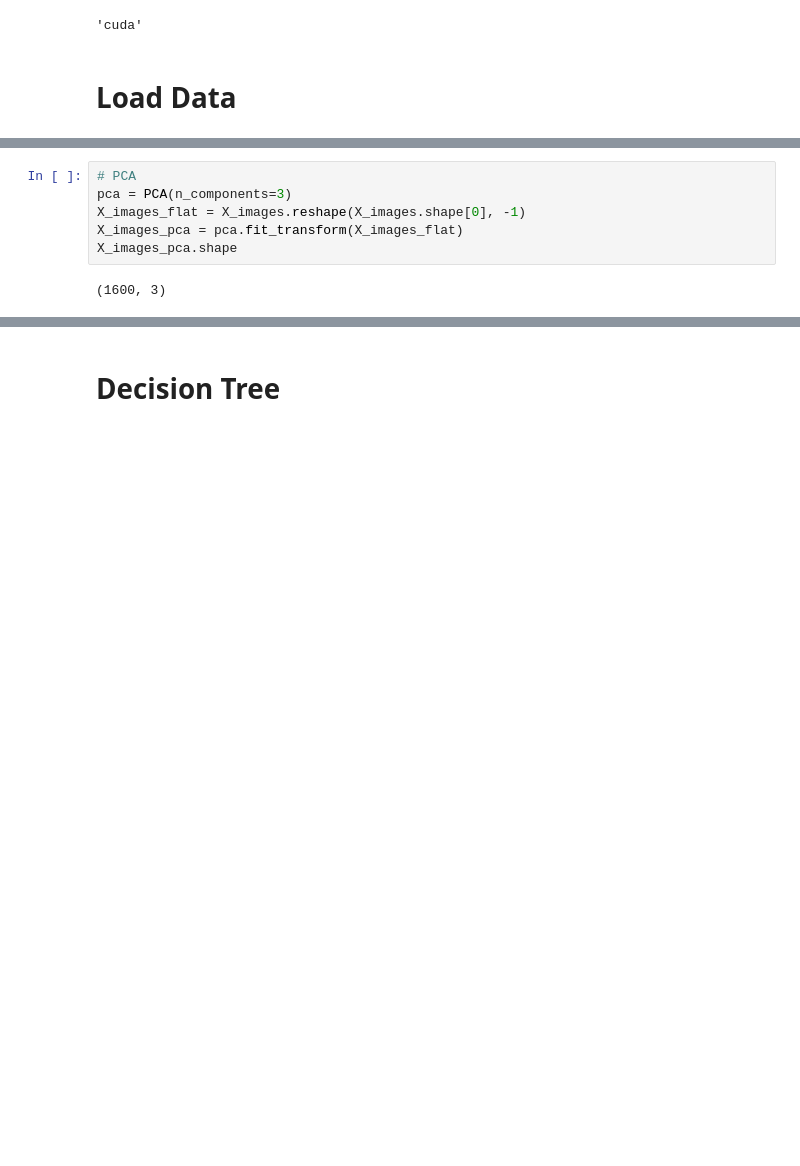
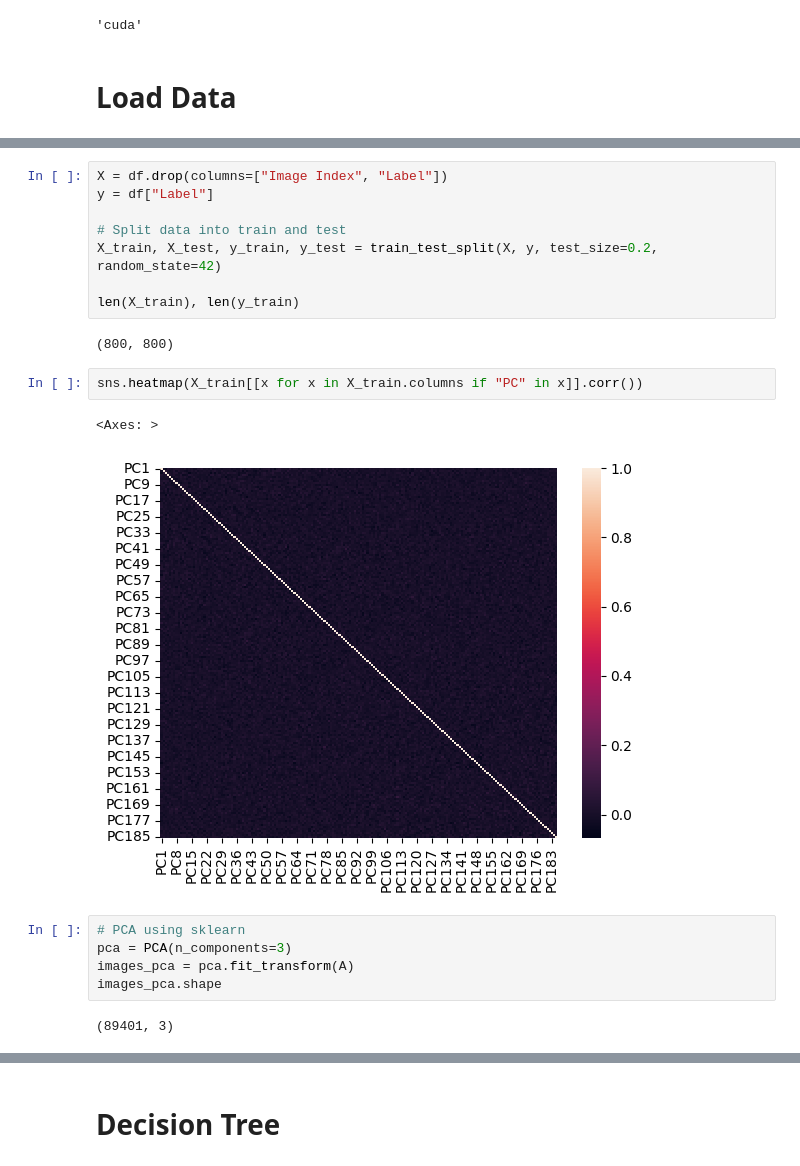
Before and after one commit to Riley94/covid_analysis, a Jupyter notebook: covid_analysis.ipynb, the cells around one changed output, grey strips where cells are left out. Drawn from its saved outputs; the diff is of its cells as text; blank space fills up the shorter version.

```diff
--- a/covid_analysis.ipynb
+++ b/covid_analysis.ipynb
@@ -136,11 +234,25 @@ len(X_images), len(X_masks), len(y_labels)
+# %%
+X = df.drop(columns=["Image Index", "Label"])
+y = df["Label"]
+
+# Split data into train and test
+X_train, X_test, y_train, y_test = train_test_split(X, y, test_size=0.2, random_state=42)
+
+len(X_train), len(y_train)
+# %% [output]
+(800, 800)
+# %%
+sns.heatmap(X_train[[x for x in X_train.columns if "PC" in x]].corr())
+# %% [output]
+<Axes: >
+[figure, added]
 # %%
-# PCA
+# PCA using sklearn
 pca = PCA(n_components=3)
-X_images_flat = X_images.reshape(X_images.shape[0], -1)
-X_images_pca = pca.fit_transform(X_images_flat)
-X_images_pca.shape
+images_pca = pca.fit_transform(A)
+images_pca.shape
 # %% [output]
-(1600, 3)
+(89401, 3)
 # %%
 print("Explained Variance Ratio:", pca.explained_variance_ratio_)
 # %% [output]
```
Also changed, not shown: parts of 27 cells of this notebook, 3 other files.
